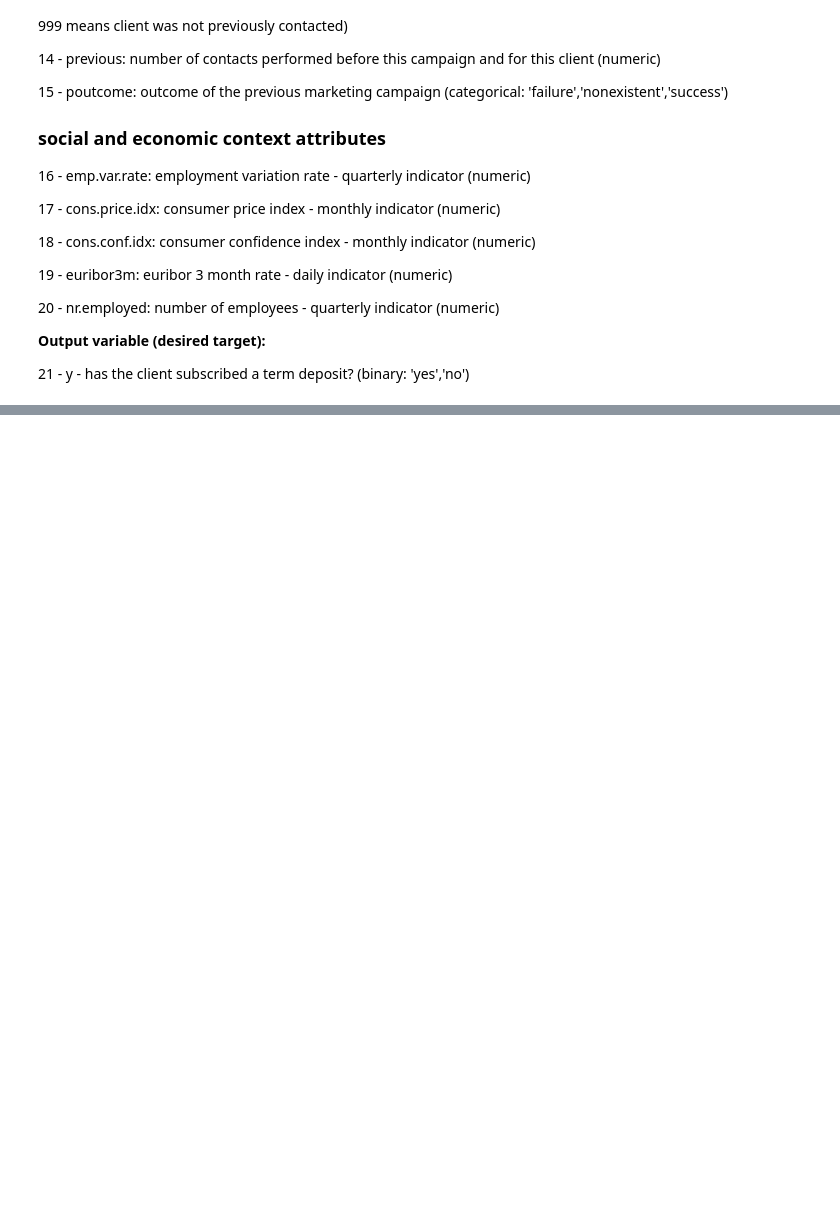
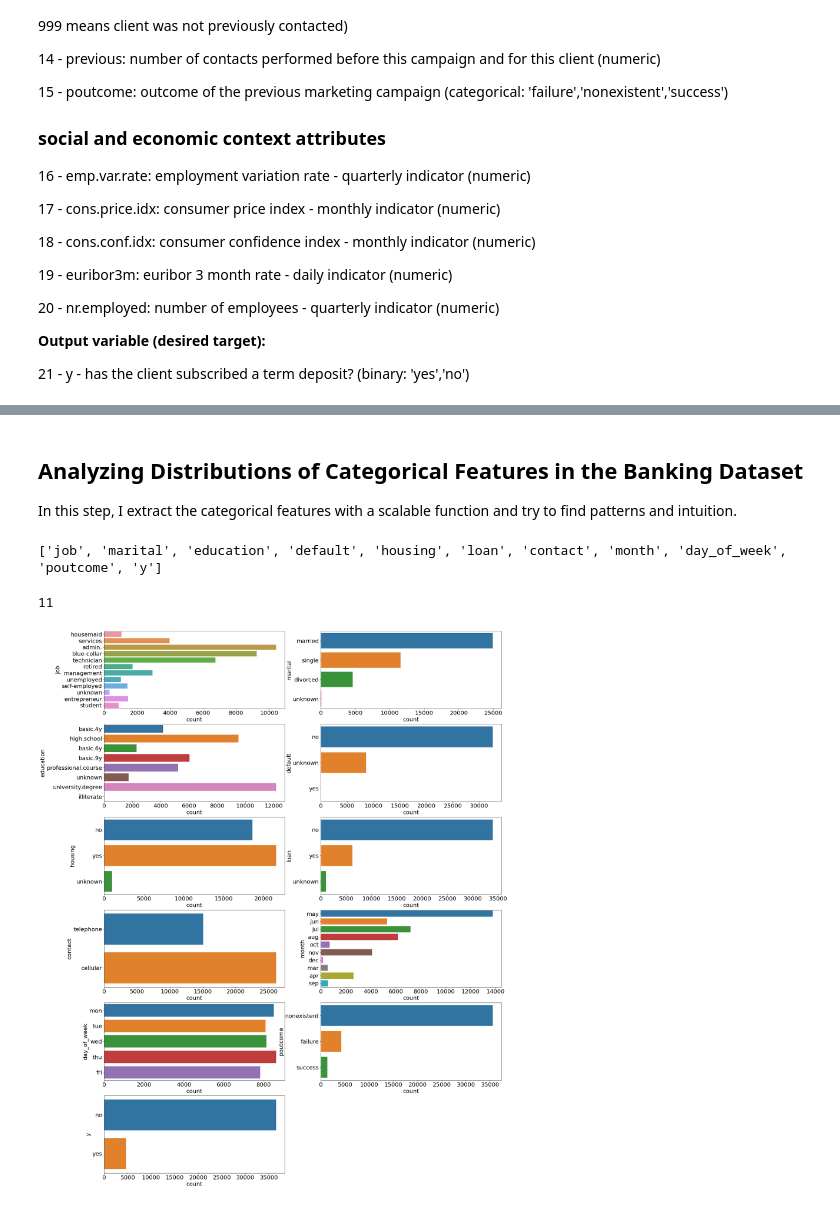
Before and after one commit to FarzinRad/Analyzing-Bank-Marketing-Campaign-Data, a Jupyter notebook: Analyzing Bank Marketing Campaign Data.ipynb, the cells around one changed output, grey strips where cells are left out. Drawn from its saved outputs; the diff is of its cells as text; code cells hidden in the pictures; blank space fills up the shorter version.

```diff
--- a/Analyzing Bank Marketing Campaign Data.ipynb
+++ b/Analyzing Bank Marketing Campaign Data.ipynb
@@ -90,0 +187,31 @@ Input variables:
+# %% [markdown]
+## Analyzing Distributions of Categorical Features in the Banking Dataset
+
+In this step, I extract the categorical features with a scalable function and try to find patterns and intuition.
+# %%
+# Sperate Categorical Features
+
+categorical_features = [col for col in df.columns if pd.api.types.is_string_dtype(df[col]) ]
+print(categorical_features)
+# %% [output]
+['job', 'marital', 'education', 'default', 'housing', 'loan', 'contact', 'month', 'day_of_week', 'poutcome', 'y']
+# %%
+len(categorical_features)
+# %% [output]
+11
+# %%
+# Like numerical features we should plot them with count plot to count and find important features
+
+plt.figure(figsize=(25, 35))
+
+# Let do plot all of the numerical features with write a function :)
+for index, col in enumerate(categorical_features):
+  plt.subplot(6, 2, index+1)
+  ax = sns.countplot(y=col, data=df)
+  ax.set_xlabel("count", fontsize=20)
+  ax.set_ylabel(col, fontsize=20)
+  ax.tick_params(labelsize=20)
+
+# plt.savefig('Plot_categorical_Features.png', format='png')
+# %% [output]
+[figure, added]
```
Also changed, not shown: parts of 11 cells of this notebook.
